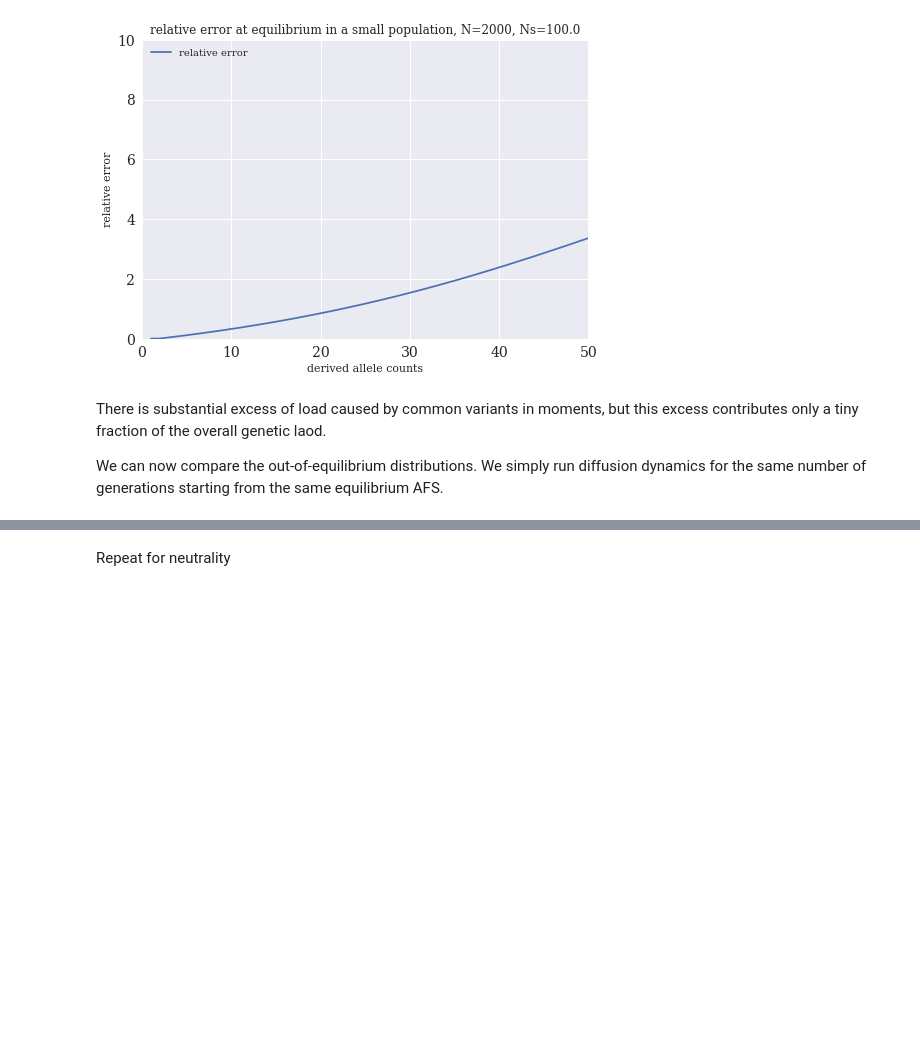
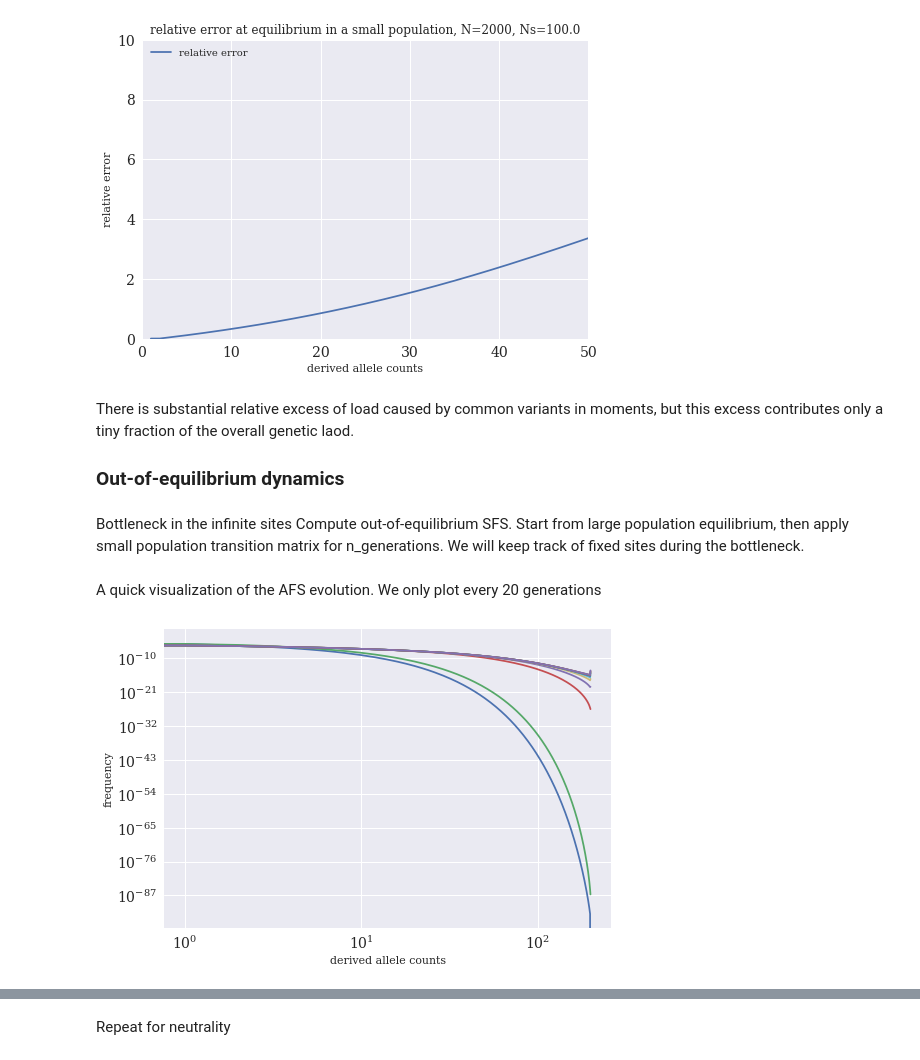
Before and after one commit to ivan-krukov/taming-strong-selection, a Jupyter notebook: src/explore_convergence.ipynb, the cells around one changed output, grey strips where cells are left out. Drawn from its saved outputs; the diff is of its cells as text; code cells hidden in the pictures; blank space fills up the shorter version.

```diff
--- a/src/explore_convergence.ipynb
+++ b/src/explore_convergence.ipynb
@@ -396,8 +396,6 @@ plt.ylim([0,10])
 [figure]
 [figure]
 # %% [markdown]
-There is substantial excess of load caused by common variants in moments, but this excess contributes only a tiny fraction of the overall genetic laod.
+There is substantial relative excess of load caused by common variants in moments, but this excess contributes only a tiny fraction of the overall genetic laod.
 
-
-
-We can now compare the out-of-equilibrium distributions. We simply run diffusion dynamics for the same number of generations starting from the same equilibrium AFS.
+### Out-of-equilibrium dynamics
@@ -410,0 +402,3 @@ for _ in range(n_generations):
+# %% [markdown]
+Bottleneck in the infinite sites
+Compute out-of-equilibrium SFS. Start from large population equilibrium, then apply small population transition matrix for n_generations. We will keep track of fixed sites during the bottleneck.
@@ -410,0 +429,8 @@ for _ in range(n_generations):
+# %% [markdown]
+A quick visualization of the AFS evolution. We only plot every 20 generations
+# %%
+[plt.loglog(sfs) for sfs in list_sfs_WF[:n_generations:20]];
+plt.xlabel("derived allele counts")
+plt.ylabel("frequency");
+# %% [output]
+[figure, added]
```
Also changed, not shown: parts of 44 cells of this notebook.
